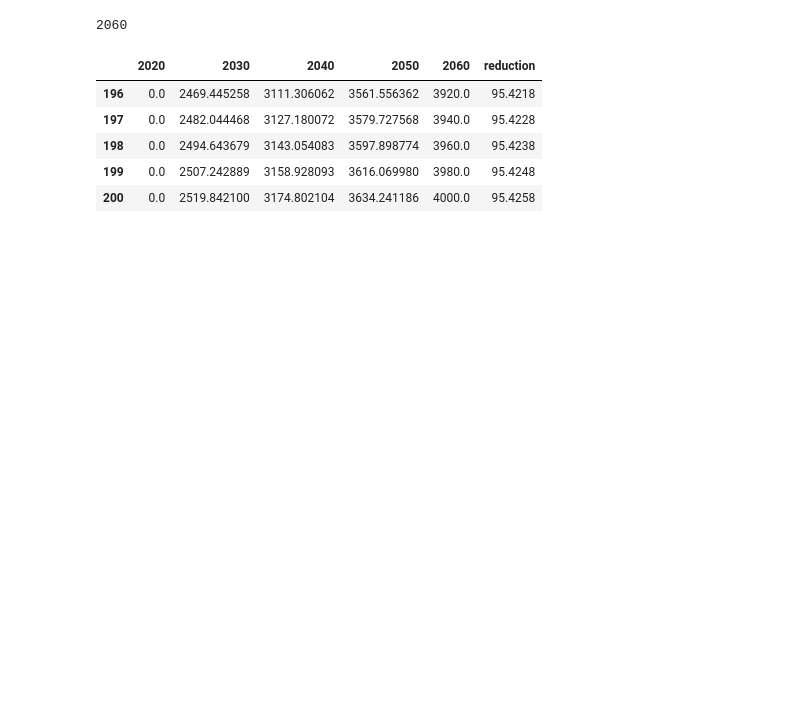
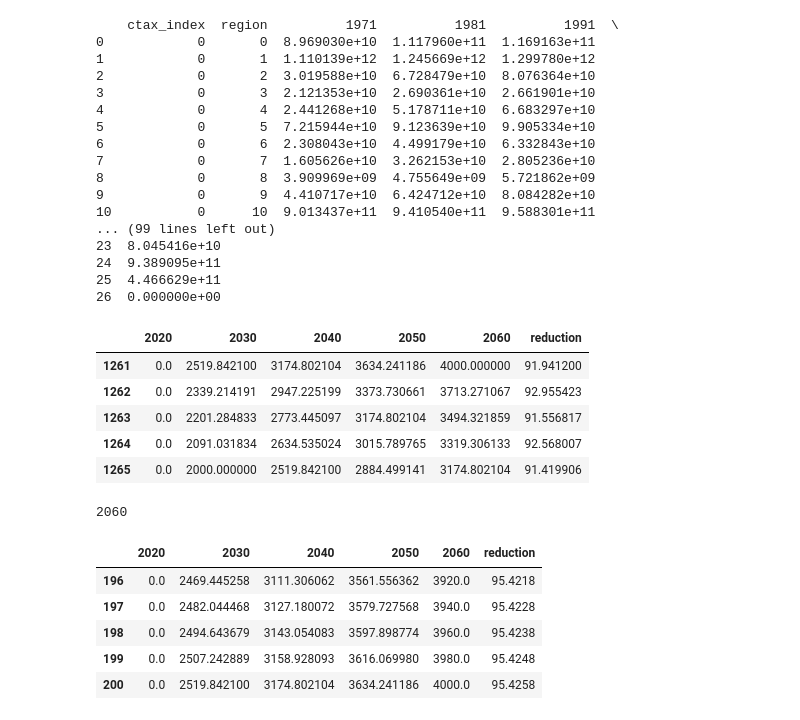
Before and after one commit to TVHTE/PBL_Code, a Jupyter notebook: Emulator/main_emulator.ipynb, the cells around one changed output. Saved outputs shown, nothing was run; the diff lists cells and outputs as text; code cells hidden in the pictures; blank space fills up the shorter version.

```diff
--- a/Emulator/main_emulator.ipynb
+++ b/Emulator/main_emulator.ipynb
@@ -83,31 +86,57 @@ number_of_weights = 2
 # %%
 """
 load reductions calculated using the costcurvecooker
 
 input: csv of all reductions (prepared using organize_azure_output.py)
         and definded ctax paths
 
 output: pandas dataframe with ctax paths and reductions until given year
 """
 
 reload(prepare_paths)
 
 # load reduction from azure output
 emissions = pd.read_csv('C:/Users/toonv/Documents/PBL/Data/co2tax_total.csv')
 years = [1971, 1981, 1991, 2001, 2011, 2021, 2031, 2041, 2051, 2061, 2071, 2081, 2091, 2100]
-columns = ['region', 'ctax_index'] + years  # dont know how to set headers for multi-index
+columns = ['ctax_index', 'region'] + years  # dont know how to set headers for multi-index
 emissions.columns = columns
 
 baseline = emissions.loc[emissions.ctax_index == 0]
 
 # load ctax paths csv
 ctax_paths = pd.read_excel('C:/Users/toonv/Documents/PBL/Data/IAMC_paths/all_ctax_paths.xlsx', index_col=[0])
 ctax_paths.index.name = 'ctax_index'
 
 # functie met jaar en regio geeft dataframe met paths en reducties (%)
-data_for_emulator = prepare_paths.combine_azure_ctax(year, region, ctax_paths, reductions, baseline)
+data_for_emulator = prepare_paths.combine_azure_ctax(year, region, ctax_paths, emissions, baseline)
 
 # prepare_paths.plot_MAC(data_for_emulator)
+
+data_for_emulator.tail()
+# %% [output]
+    ctax_index  region          1971          1981          1991  \
+0            0       0  8.969030e+10  1.117960e+11  1.169163e+11
+1            0       1  1.110139e+12  1.245669e+12  1.299780e+12
+2            0       2  3.019588e+10  6.728479e+10  8.076364e+10
+3            0       3  2.121353e+10  2.690361e+10  2.661901e+10
+4            0       4  2.441268e+10  5.178711e+10  6.683297e+10
+5            0       5  7.215944e+10  9.123639e+10  9.905334e+10
+6            0       6  2.308043e+10  4.499179e+10  6.332843e+10
+7            0       7  1.605626e+10  3.262153e+10  2.805236e+10
+8            0       8  3.909969e+09  4.755649e+09  5.721862e+09
+9            0       9  4.410717e+10  6.424712e+10  8.084282e+10
+10           0      10  9.013437e+11  9.410540e+11  9.588301e+11
+... (99 lines left out)
+23  8.045416e+10
+24  9.389095e+11
+25  4.466629e+11
+26  0.000000e+00
+|  | 2020 | 2030 | 2040 | 2050 | 2060 | reduction |
+| 1261 | 0.0 | 2519.842100 | 3174.802104 | 3634.241186 | 4000.000000 | 91.941200 |
+| 1262 | 0.0 | 2339.214191 | 2947.225199 | 3373.730661 | 3713.271067 | 92.955423 |
+| 1263 | 0.0 | 2201.284833 | 2773.445097 | 3174.802104 | 3494.321859 | 91.556817 |
+| 1264 | 0.0 | 2091.031834 | 2634.535024 | 3015.789765 | 3319.306133 | 92.568007 |
+| 1265 | 0.0 | 2000.000000 | 2519.842100 | 2884.499141 | 3174.802104 | 91.419906 |
 # %%
 """
 prepare data using prepare_df
```
Also changed, not shown: parts of 4 cells of this notebook, 5 other files.
